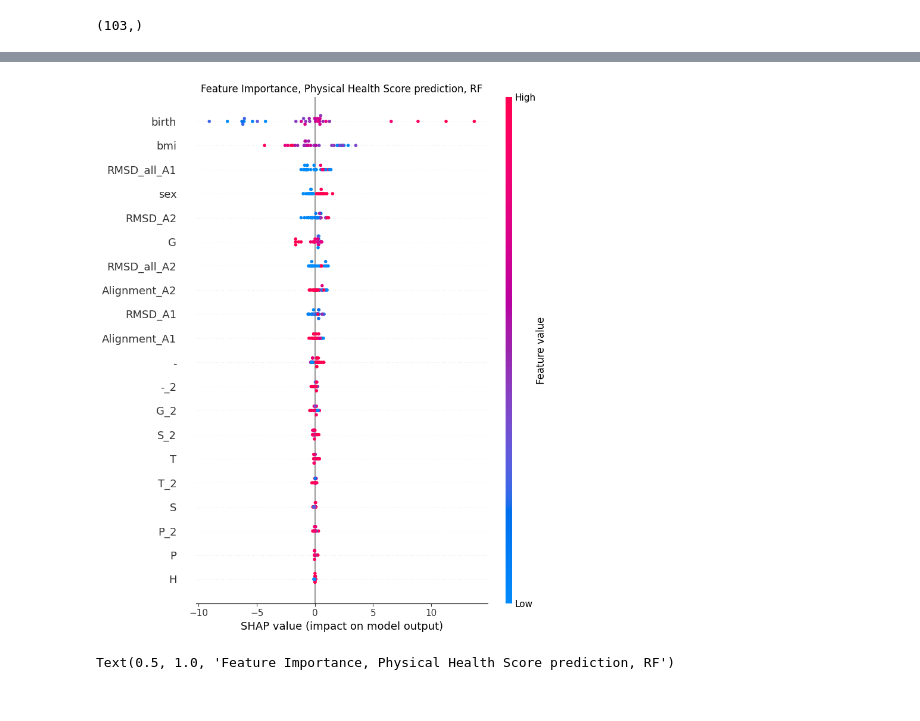
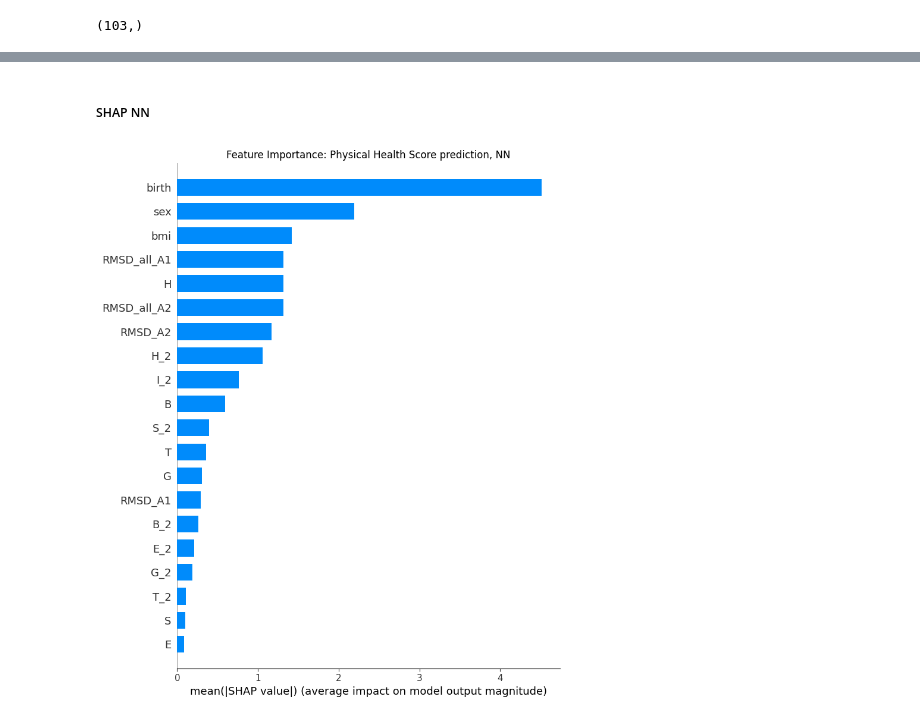
Before and after one commit to g-lago8/CHL-Project, a Jupyter notebook: notebooks/new_features_analysis.ipynb, the cells around one changed output, grey strips where cells are left out. Drawn from its saved outputs; the diff is of its cells as text; code cells hidden in the pictures.

Commit message:
more analysis and shap values

```diff
--- a/notebooks/new_features_analysis.ipynb
+++ b/notebooks/new_features_analysis.ipynb
@@ -1186,10 +1140,0 @@ Text(0.5, 1.0, 'Feature Importance, Physical Health Score prediction, RF')
-# %%
-rf_explainer = shap.TreeExplainer(model)
-
-shap_values_rf = rf_explainer.shap_values(X_test)
-
-shap.summary_plot(shap_values_rf, X_test, feature_names=X.columns, plot_type='dot')
-plt.title('Feature Importance, Physical Health Score prediction, RF')
-# %% [output]
-[figure, removed]
-Text(0.5, 1.0, 'Feature Importance, Physical Health Score prediction, RF')
@@ -1195,0 +1151,2 @@ Text(0.5, 1.0, 'Feature Importance, Physical Health Score prediction, RF')
+# %% [markdown]
+##### SHAP NN
@@ -1195,0 +1158,9 @@ Text(0.5, 1.0, 'Feature Importance, Physical Health Score prediction, RF')
+# %%
+shap_values = shap_values.squeeze()
+
+# plot with title
+plt.title('Feature Importance: Physical Health Score prediction, NN')
+shap.summary_plot(shap_values, X_test, feature_names = X.columns, plot_type='bar')
+plt.show()
+# %% [output]
+[figure, added]
```
Also changed, not shown: parts of 63 cells of this notebook.
